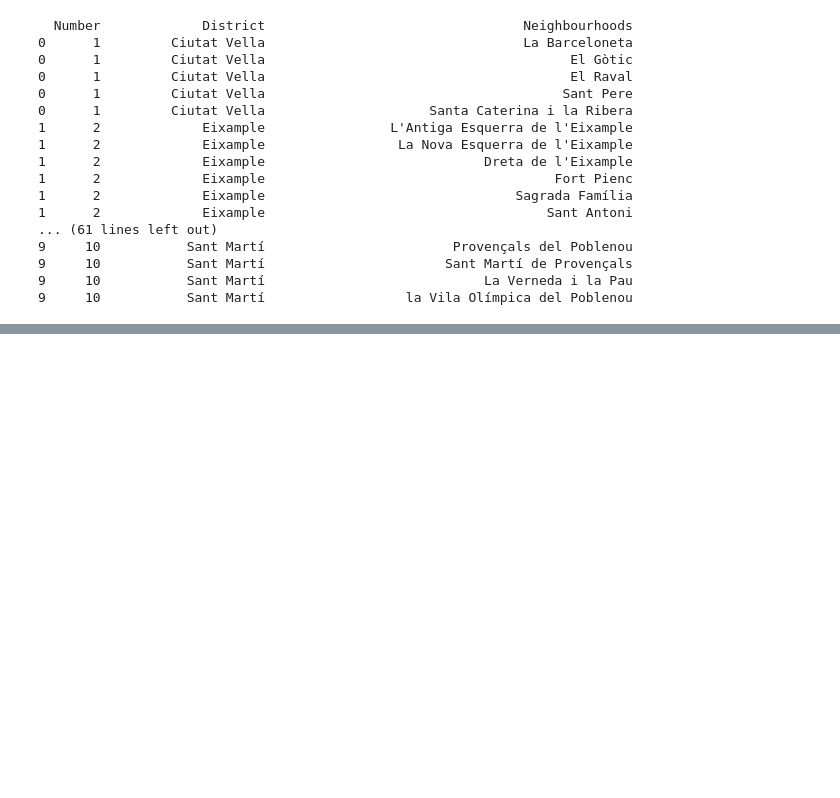
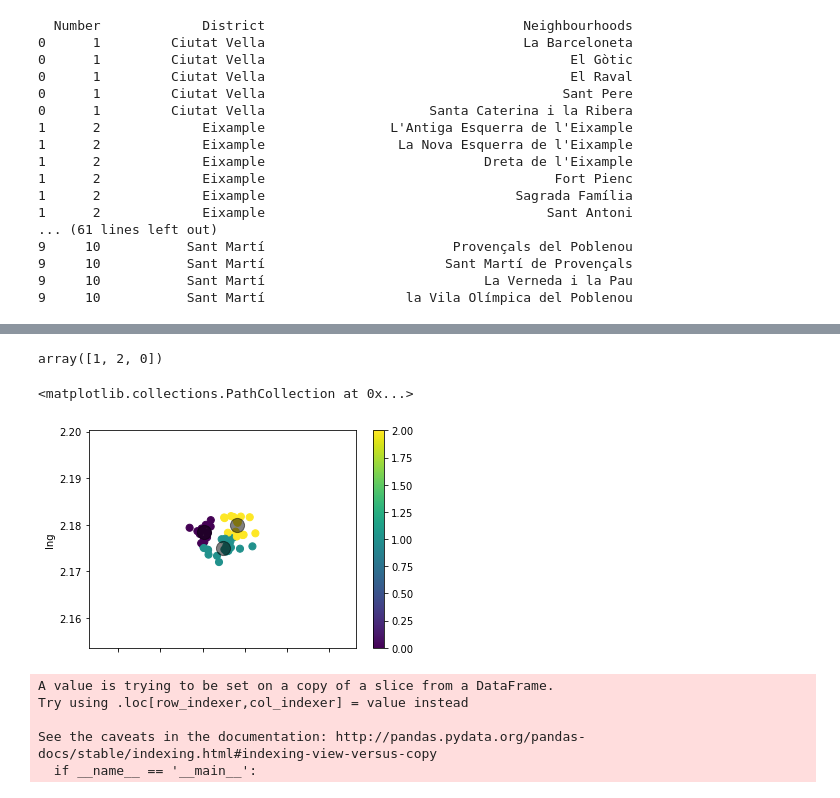
Before and after one commit to ashwin482/Coursera_Capstone, a Jupyter notebook: Capstone_The-Battle-of-the-Neighborhoods.ipynb, the cells around one changed output, grey strips where cells are left out. Saved outputs shown, nothing was run; the diff lists cells and outputs as text; code cells hidden in the pictures; blank space fills up the shorter version.

```diff
--- a/Capstone_The-Battle-of-the-Neighborhoods.ipynb
+++ b/Capstone_The-Battle-of-the-Neighborhoods.ipynb
@@ -234,0 +602,3 @@ map_barcelona
+# %%
+X=Barca_venues.loc[:,['distance','lat','lng']]
+X.head(10)
@@ -234,0 +617,7 @@ map_barcelona
+# %%
+kmeans = KMeans(n_clusters = 3, init ='k-means++')
+kmeans.fit(X[X.columns[1:3]]) # Compute k-means clustering.
+X['cluster_label'] = kmeans.fit_predict(X[X.columns[1:3]])
+centers = kmeans.cluster_centers_ # Coordinates of cluster centers.
+labels = kmeans.predict(X[X.columns[1:3]]) # Labels of each point
+X.head(10)
@@ -234,0 +636,10 @@ map_barcelona
+# %%
+X['cluster_label'].unique()
+# %% [output]
+array([1, 2, 0])
+# %%
+X.plot.scatter(x = 'lat', y = 'lng', c=labels, s=50, cmap='viridis')
+plt.scatter(centers[:, 0], centers[:, 1], c='black', s=200, alpha=0.5)
+# %% [output]
+<matplotlib.collections.PathCollection at 0x...>
+[figure, added]
@@ -234,0 +648,8 @@ map_barcelona
+# %%
+Barca_venues["Cluster label"]=Y
+# %% [output]
+A value is trying to be set on a copy of a slice from a DataFrame.
+Try using .loc[row_indexer,col_indexer] = value instead
+
+See the caveats in the documentation: http://pandas.pydata.org/pandas-docs/stable/indexing.html#indexing-view-versus-copy
+  if __name__ == '__main__':
```
Also changed, not shown: parts of 55 cells of this notebook.
